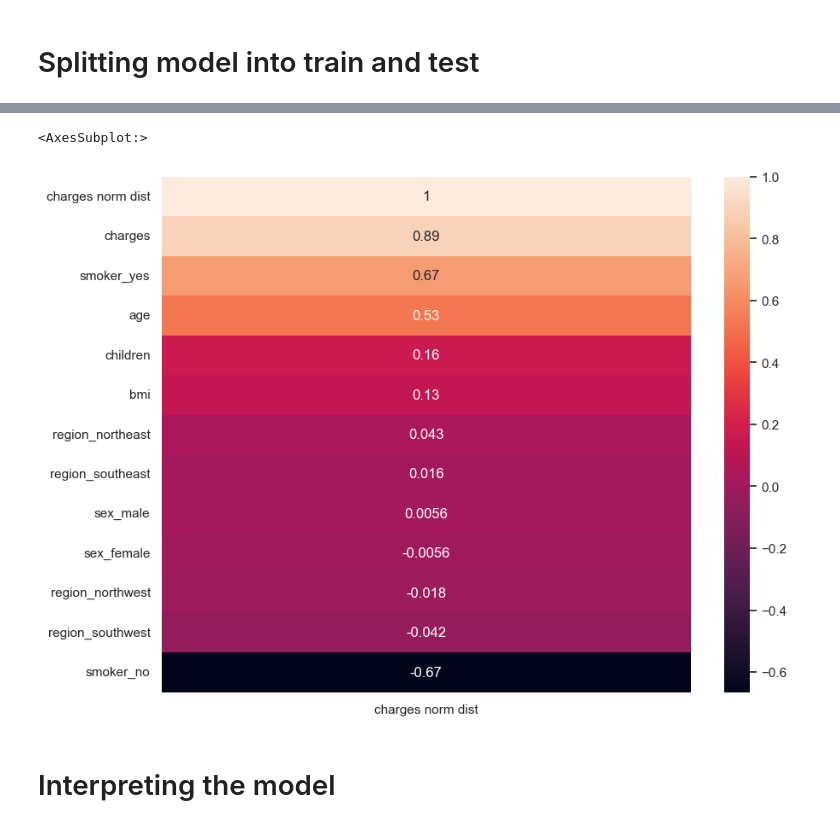
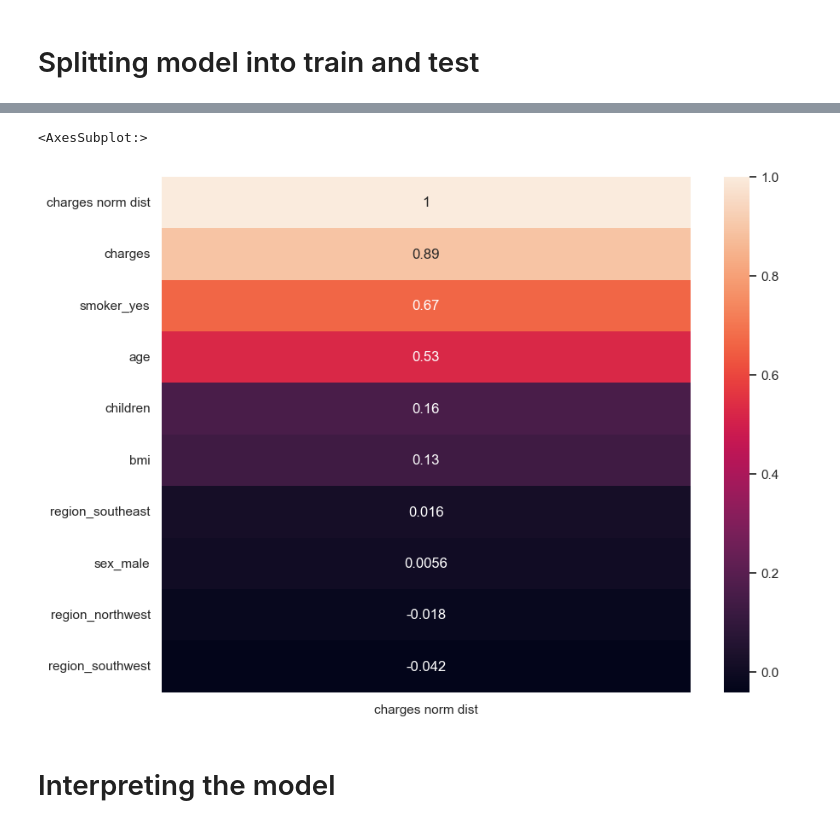
Before and after one commit to NigelGondo/Portfolio_Projects, a Jupyter notebook: Predicting medical charges using machine learning.ipynb, the cells around one changed output, grey strips where cells are left out. Cells and saved outputs as stored; diff of their text form; code cells hidden in the pictures.

```diff
--- a/Predicting medical charges using machine learning.ipynb
+++ b/Predicting medical charges using machine learning.ipynb
@@ -130,6 +134,7 @@ sns.countplot(x = 'region', data = df_insurance)
 # Converting the Categorial variables into dummy variables
 # %%
 #The get_dummies function in pandas will easily convert the columns have categorial values into seperate columns with numeric values
-df_insurance2 = pd.get_dummies(df_insurance)
+df_insurance2 = pd.get_dummies(df_insurance,
+                               drop_first=True) #drop_first to avoid multicollinearity
 df_insurance2.head()
 # %% [output]
@@ -153,9 +161,11 @@ sns.heatmap(x.corr(), annot = True)
 # %%
 #correlation heatmap of the dependent variable and the dependent variables
-sns.heatmap(df_insurance2.corr()[['charges norm dist']].sort_values(by='charges norm dist', ascending=False), annot = True)
+sns.heatmap(df_insurance2.corr()[['charges norm dist']].sort_values(by='charges norm dist',
+                                                                    ascending=False),
+                                                                    annot = True)
 # %% [output]
 <AxesSubplot:>
-[figure, old version]
+[figure, new version]
 # %%
 #Converting the variables to numpy arrays and splitting the data into train and test
 x_np = x.to_numpy()
```
Also changed, not shown: parts of 15 cells of this notebook.
